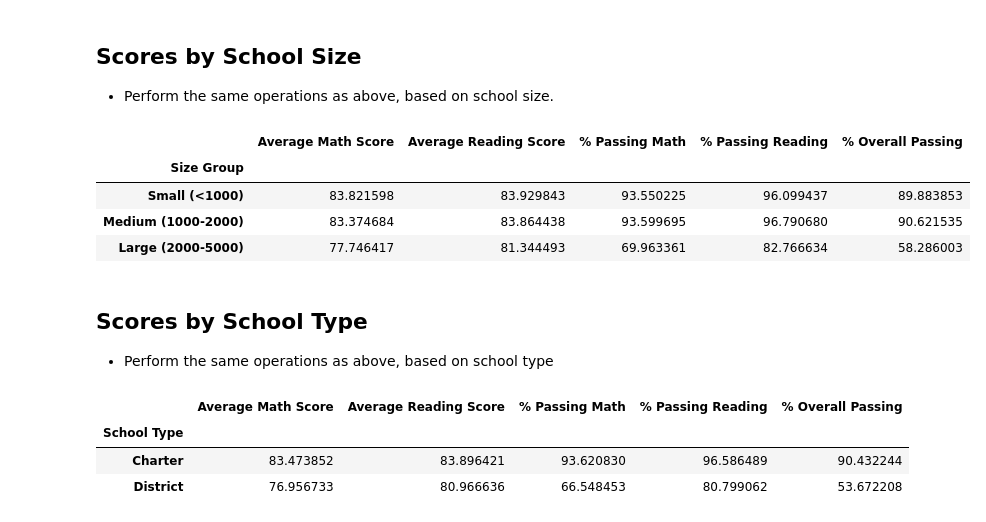
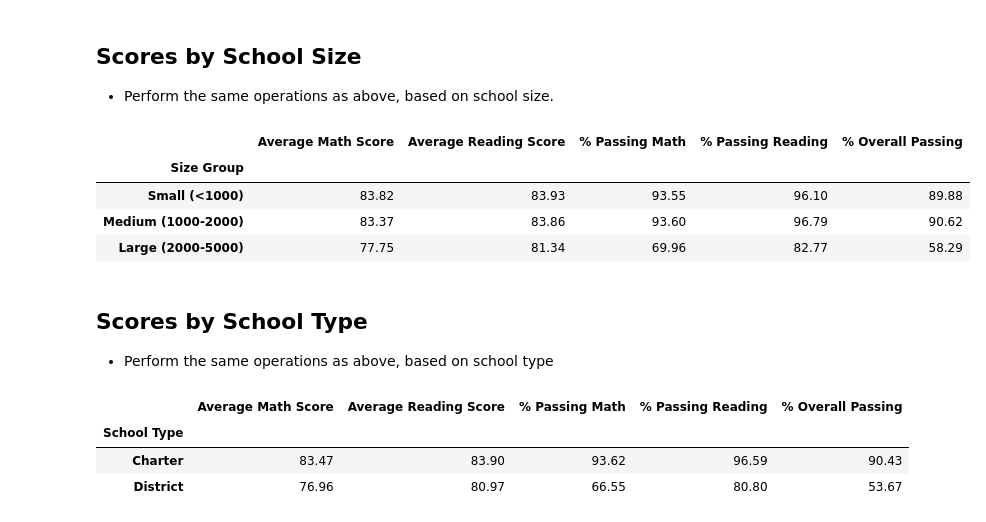
Before and after one commit to neena-da/pandas-challenge, a Jupyter notebook: PyCitySchools/Untitled.ipynb, the cells around one changed output. Drawn from its saved outputs; the diff is of its cells as text; code cells hidden in the pictures.

```diff
--- a/PyCitySchools/Untitled.ipynb
+++ b/PyCitySchools/Untitled.ipynb
@@ -332,30 +340,46 @@ school_summary_new.groupby(['Spending Group'])[['Average Math Score', 'Average R
 * Perform the same operations as above, based on school size.
 # %%
 # Creating bins to group school size
-bins_2 = [0, 999, 1999, 5000]
+bins_size = [0, 1000, 2000, 5000]
 
 # Creating labels for these bins
-group_labels_2 = ["Small (<1000)", "Medium (1000-2000)", "Large (2000-5000)"]
+group_labels_size = ["Small (<1000)", "Medium (1000-2000)", "Large (2000-5000)"]
 
 # Placing the data series into a new column inside of the DataFrame
-school_summary_new["Size Group"] = pd.cut(school_summary_new['Size'], bins_2, labels=group_labels_2)
+school_summary_new["Size Group"] = pd.cut(school_summary_new['Size'], bins_size, labels=group_labels_size)
 
-# Creating a GroupBy object based upon "Size Group" and calculating average
-school_summary_new.groupby(['Size Group'])[['Average Math Score', 'Average Reading Score', '% Passing Math', '% Passing Reading', '% Overall Passing']].mean()
+# Creating a GroupBy object based upon "Size Group" and calculating average and formatting
+size_groupby = school_summary_new.groupby(['Size Group'])[['Average Math Score', 'Average Reading Score', '% Passing Math', '% Passing Reading', '% Overall Passing']].mean()
+
+size_groupby['Average Math Score'] = size_groupby['Average Math Score'].map('{:.2f}'.format)
+size_groupby['Average Reading Score'] = size_groupby['Average Reading Score'].map('{:.2f}'.format)
+size_groupby['% Passing Math'] = size_groupby['% Passing Math'].map('{:.2f}'.format)
+size_groupby['% Passing Reading'] = size_groupby['% Passing Reading'].map('{:.2f}'.format)
+size_groupby['% Overall Passing'] = size_groupby['% Overall Passing'].map('{:.2f}'.format)
+
+size_groupby
 # %% [output]
 |  | Average Math Score | Average Reading Score | % Passing Math | % Passing Reading | % Overall Passing |
 | Size Group |  |  |  |  |  |
-| Small (<1000) | 83.821598 | 83.929843 | 93.550225 | 96.099437 | 89.883853 |
-| Medium (1000-2000) | 83.374684 | 83.864438 | 93.599695 | 96.790680 | 90.621535 |
-| Large (2000-5000) | 77.746417 | 81.344493 | 69.963361 | 82.766634 | 58.286003 |
+| Small (<1000) | 83.82 | 83.93 | 93.55 | 96.10 | 89.88 |
+| Medium (1000-2000) | 83.37 | 83.86 | 93.60 | 96.79 | 90.62 |
+| Large (2000-5000) | 77.75 | 81.34 | 69.96 | 82.77 | 58.29 |
 # %% [markdown]
 ## Scores by School Type
 * Perform the same operations as above, based on school type
 # %%
-# Grouping by the School type and calculating average
-school_summary_new.groupby(['School Type'])[['Average Math Score', 'Average Reading Score', '% Passing Math', '% Passing Reading', '% Overall Passing']].mean()
+# Grouping by the School type and calculating average and formatting
+type_groupby = school_summary_new.groupby(['School Type'])[['Average Math Score', 'Average Reading Score', '% Passing Math', '% Passing Reading', '% Overall Passing']].mean()
+
+type_groupby['Average Math Score'] = type_groupby['Average Math Score'].map('{:.2f}'.format)
+type_groupby['Average Reading Score'] = type_groupby['Average Reading Score'].map('{:.2f}'.format)
+type_groupby['% Passing Math'] = type_groupby['% Passing Math'].map('{:.2f}'.format)
+type_groupby['% Passing Reading'] = type_groupby['% Passing Reading'].map('{:.2f}'.format)
+type_groupby['% Overall Passing'] = type_groupby['% Overall Passing'].map('{:.2f}'.format)
+
+type_groupby
 # %% [output]
 |  | Average Math Score | Average Reading Score | % Passing Math | % Passing Reading | % Overall Passing |
 | School Type |  |  |  |  |  |
-| Charter | 83.473852 | 83.896421 | 93.620830 | 96.586489 | 90.432244 |
-| District | 76.956733 | 80.966636 | 66.548453 | 80.799062 | 53.672208 |
+| Charter | 83.47 | 83.90 | 93.62 | 96.59 | 90.43 |
+| District | 76.96 | 80.97 | 66.55 | 80.80 | 53.67 |
```
Also changed, not shown: parts of 1 cell of this notebook, 1 other file.
